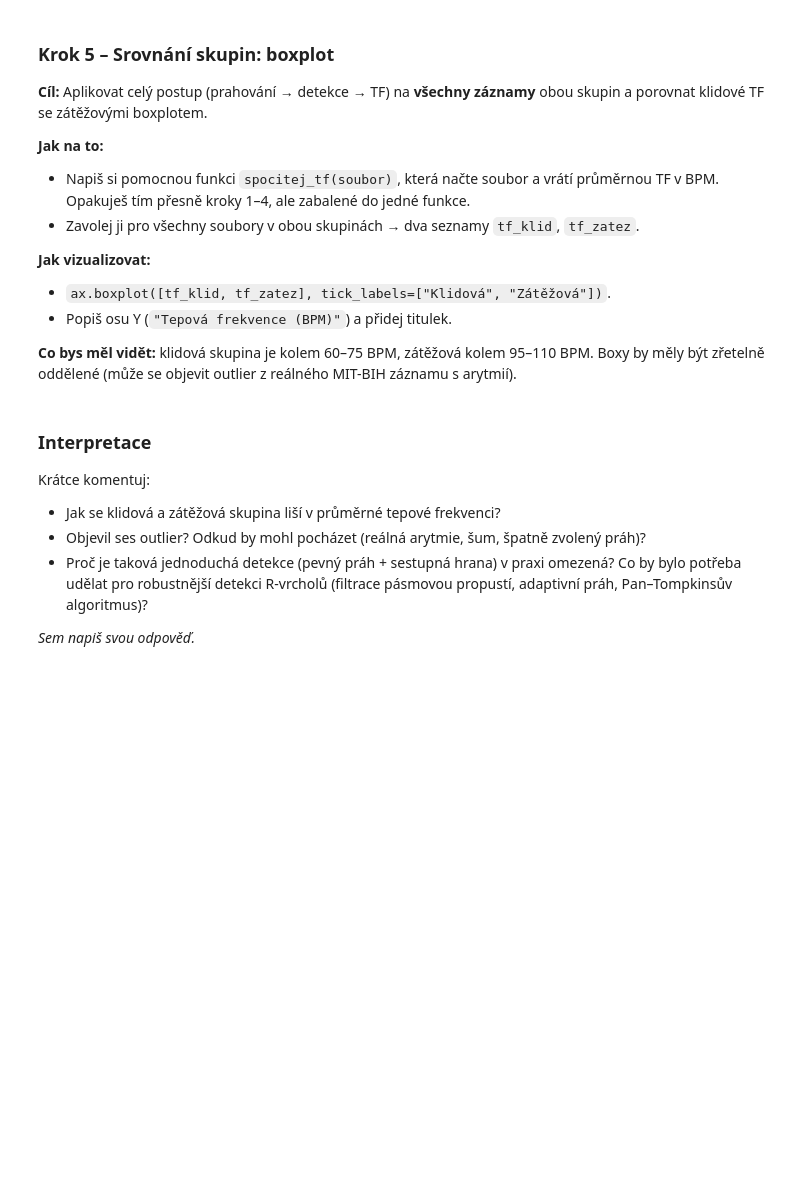
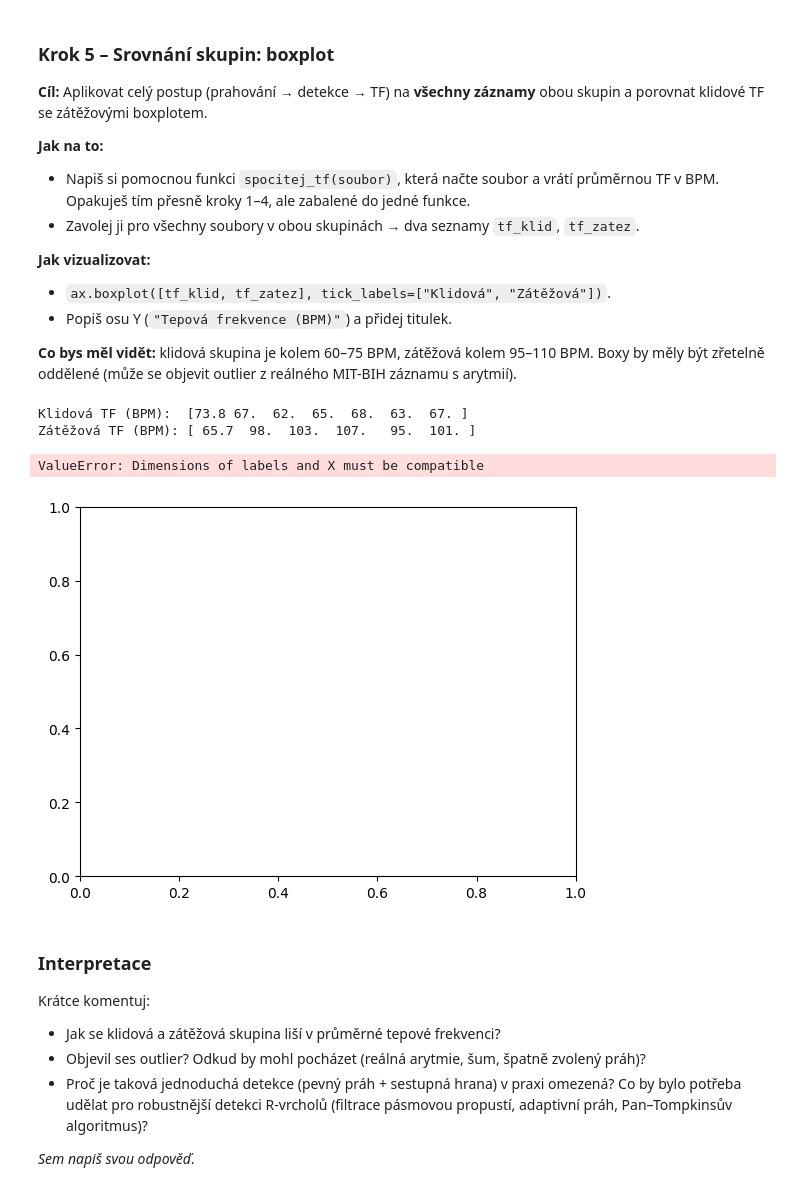
Before and after one commit to MatusJurcak1/prg-exercise-12, a Jupyter notebook: cviceni_12_ekg.ipynb, the cells around one changed output. Saved outputs shown, nothing was run; the diff lists cells and outputs as text; code cells hidden in the pictures; blank space fills up the shorter version.

```diff
--- a/cviceni_12_ekg.ipynb
+++ b/cviceni_12_ekg.ipynb
@@ -157,9 +172,9 @@ print(f"Nalezeno vrcholů: {len(vrcholy_idx)}")
 
 **Jak vizualizovat:** graf není potřeba, stačí dvě čísla (R-R interval a TF).
 # %%
-cas_vrcholu  = ...
-rr_intervaly = ...   # np.diff
-tf_bpm       = ...   # 60 / průměrný R-R
+cas_vrcholu  = t[vrcholy_idx]
+rr_intervaly = np.diff(cas_vrcholu)
+tf_bpm       = 60 / rr_intervaly.mean()
 
 print(f"Průměrný R-R interval: {rr_intervaly.mean():.3f} s")
 print(f"Tepová frekvence: {tf_bpm:.1f} BPM")
@@ -185,28 +203,54 @@ zřetelně oddělené (může se objevit outlier z reálného MIT-BIH záznamu s
 # %%
 PRAH = 0.5
 
 def spocitej_tf(soubor):
     # 1) Načti soubor (np.loadtxt, skiprows=1), rozbal t a ekg.
+    data = np.loadtxt(soubor, skiprows=1)
+    t   = data[:, 0]
+    ekg = data[:, 1]
     # 2) Prahování a detekce vrcholů (stejné jako Krok 2–3).
+    PRAH = 0.5
+    nad_prahem = ekg > PRAH
+
+    nad_prahem.astype(int)
+    vrcholy_idx = np.where(np.diff(nad_prahem.astype(int)) == -1)[0]
+
     # 3) Spočítej průměrnou TF a vrať ji.
-    ...
+    cas_vrcholu  = t[vrcholy_idx]
+    rr_intervaly = np.diff(cas_vrcholu)
+    tf_bpm       = 60 / rr_intervaly.mean()
+
+    return tf_bpm
 
 # Projdi všechny soubory v obou skupinách a spočítej TF
 tf_klid  = []
 for soubor in files_klid:
-    ...
+    tf1 = spocitej_tf(soubor)
+    tf_klid.append(tf1)
 
 tf_zatez = []
 for soubor in files_zatez:
-    ...
+    tf2 = spocitej_tf(soubor)
+    tf_zatez.append(tf2)
 
 tf_klid  = np.array(tf_klid)
 tf_zatez = np.array(tf_zatez)
 
 print("Klidová TF (BPM): ", np.round(tf_klid, 1))
 print("Zátěžová TF (BPM):", np.round(tf_zatez, 1))
 
 # Vykresli boxplot obou skupin
+# fig, ax = plt.subplots()
+# ax.boxplot(tf_zatez, tick_labels=["Klid", "Chůze", "Běh", "Sprint"])
+# ax.set_title("Tepová frekvence při různé zátěži")
+# ax.set_ylabel("TF (BPM)")
+# ax.grid(True, axis="y", alpha=0.4)
+# plt.show()
+# %% [output]
+Klidová TF (BPM):  [73.8 67.  62.  65.  68.  63.  67. ]
+Zátěžová TF (BPM): [ 65.7  98.  103.  107.   95.  101. ]
+ValueError: Dimensions of labels and X must be compatible
+[figure, added]
 # %% [markdown]
 ### Interpretace
 
```
Also changed, not shown: parts of 3 cells of this notebook.
